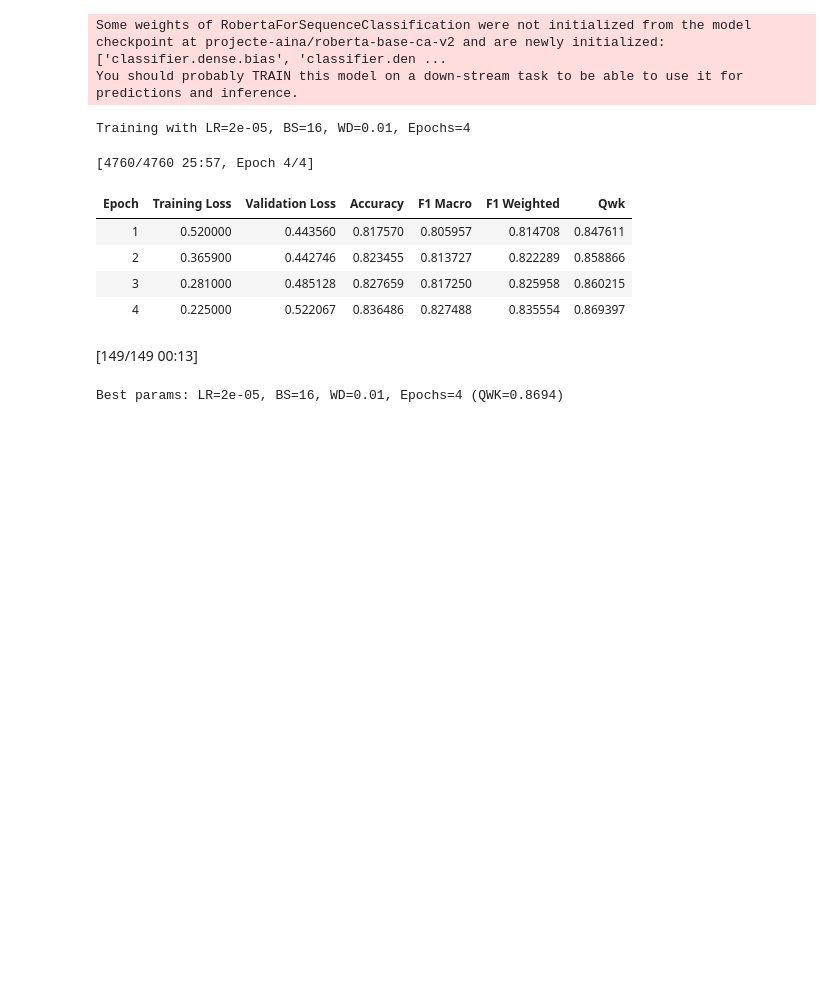
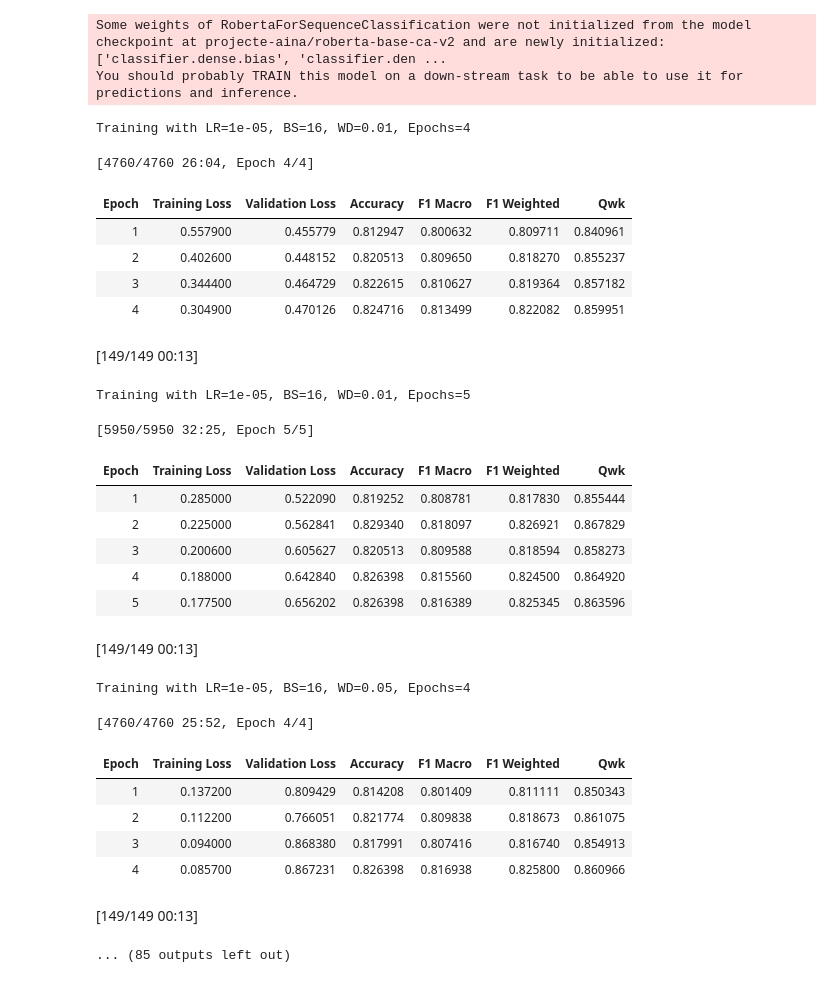
Before and after one commit to Danie1Arias/CSXSC, a Jupyter notebook: train_model.ipynb, the cells around one changed output. Drawn from its saved outputs; the diff is of its cells as text; code cells hidden in the pictures; blank space fills up the shorter version.

Commit message:
Grid search train model

```diff
--- a/train_model.ipynb
+++ b/train_model.ipynb
@@ -76,11 +76,11 @@ def compute_metrics(eval_pred):
         "eval_qwk": cohen_kappa_score(labels, predictions, weights="quadratic"),  # NEW
     }
 
-# Hyperparameters (you can extend this grid later)
-learning_rates = [2e-5]
-batch_sizes = [16]
-weight_decays = [0.01]
-epoch_options = [4]
+# Hyperparameters
+learning_rates = [1e-5, 2e-5, 3e-5]
+batch_sizes = [16, 32]
+weight_decays = [0.01, 0.05]
+epoch_options = [4, 5]
 
 best_score = -float("inf")
 best_params = None
@@ -107,40 +107,56 @@ for lr in learning_rates:
 
                 trainer = Trainer(
                     model=model,
                     args=training_args,
                     train_dataset=tokenized_datasets["train"],
                     eval_dataset=tokenized_datasets["validation"],
                     tokenizer=tokenizer,
                     compute_metrics=compute_metrics
                 )
 
                 train_result = trainer.train()
                 eval_metrics = trainer.evaluate()
 
-                # Store metrics + hyperparams
                 eval_metrics.update({
                     "learning_rate": lr,
                     "batch_size": batch_size,
                     "weight_decay": wd,
                     "epochs": epochs,
                     "train_loss": train_result.training_loss
                 })
                 training_history.append(eval_metrics)
 
-                # Select best model based on QWK (change to eval_f1_macro if preferred)
+
                 if eval_metrics["eval_qwk"] > best_score:
                     best_score = eval_metrics["eval_qwk"]
                     best_params = (lr, batch_size, wd, epochs)
 
 print(f"\nBest params: LR={best_params[0]}, BS={best_params[1]}, WD={best_params[2]}, "
       f"Epochs={best_params[3]} (QWK={best_score:.4f})")
 # %% [output]
-Training with LR=2e-05, BS=16, WD=0.01, Epochs=4
+Training with LR=1e-05, BS=16, WD=0.01, Epochs=4
-[4760/4760 25:57, Epoch 4/4]
+[4760/4760 26:04, Epoch 4/4]
 | Epoch | Training Loss | Validation Loss | Accuracy | F1 Macro | F1 Weighted | Qwk |
-| 1 | 0.520000 | 0.443560 | 0.817570 | 0.805957 | 0.814708 | 0.847611 |
-| 2 | 0.365900 | 0.442746 | 0.823455 | 0.813727 | 0.822289 | 0.858866 |
-| 3 | 0.281000 | 0.485128 | 0.827659 | 0.817250 | 0.825958 | 0.860215 |
-| 4 | 0.225000 | 0.522067 | 0.836486 | 0.827488 | 0.835554 | 0.869397 |
+| 1 | 0.557900 | 0.455779 | 0.812947 | 0.800632 | 0.809711 | 0.840961 |
+| 2 | 0.402600 | 0.448152 | 0.820513 | 0.809650 | 0.818270 | 0.855237 |
+| 3 | 0.344400 | 0.464729 | 0.822615 | 0.810627 | 0.819364 | 0.857182 |
+| 4 | 0.304900 | 0.470126 | 0.824716 | 0.813499 | 0.822082 | 0.859951 |
 [149/149 00:13]
-Best params: LR=2e-05, BS=16, WD=0.01, Epochs=4 (QWK=0.8694)
+Training with LR=1e-05, BS=16, WD=0.01, Epochs=5
+[5950/5950 32:25, Epoch 5/5]
+| Epoch | Training Loss | Validation Loss | Accuracy | F1 Macro | F1 Weighted | Qwk |
+| 1 | 0.285000 | 0.522090 | 0.819252 | 0.808781 | 0.817830 | 0.855444 |
+| 2 | 0.225000 | 0.562841 | 0.829340 | 0.818097 | 0.826921 | 0.867829 |
+| 3 | 0.200600 | 0.605627 | 0.820513 | 0.809588 | 0.818594 | 0.858273 |
+| 4 | 0.188000 | 0.642840 | 0.826398 | 0.815560 | 0.824500 | 0.864920 |
+| 5 | 0.177500 | 0.656202 | 0.826398 | 0.816389 | 0.825345 | 0.863596 |
+[149/149 00:13]
+Training with LR=1e-05, BS=16, WD=0.05, Epochs=4
+[4760/4760 25:52, Epoch 4/4]
+| Epoch | Training Loss | Validation Loss | Accuracy | F1 Macro | F1 Weighted | Qwk |
+| 1 | 0.137200 | 0.809429 | 0.814208 | 0.801409 | 0.811111 | 0.850343 |
+| 2 | 0.112200 | 0.766051 | 0.821774 | 0.809838 | 0.818673 | 0.861075 |
+| 3 | 0.094000 | 0.868380 | 0.817991 | 0.807416 | 0.816740 | 0.854913 |
+| 4 | 0.085700 | 0.867231 | 0.826398 | 0.816938 | 0.825800 | 0.860966 |
+[149/149 00:13]
+... (85 outputs left out)
```
